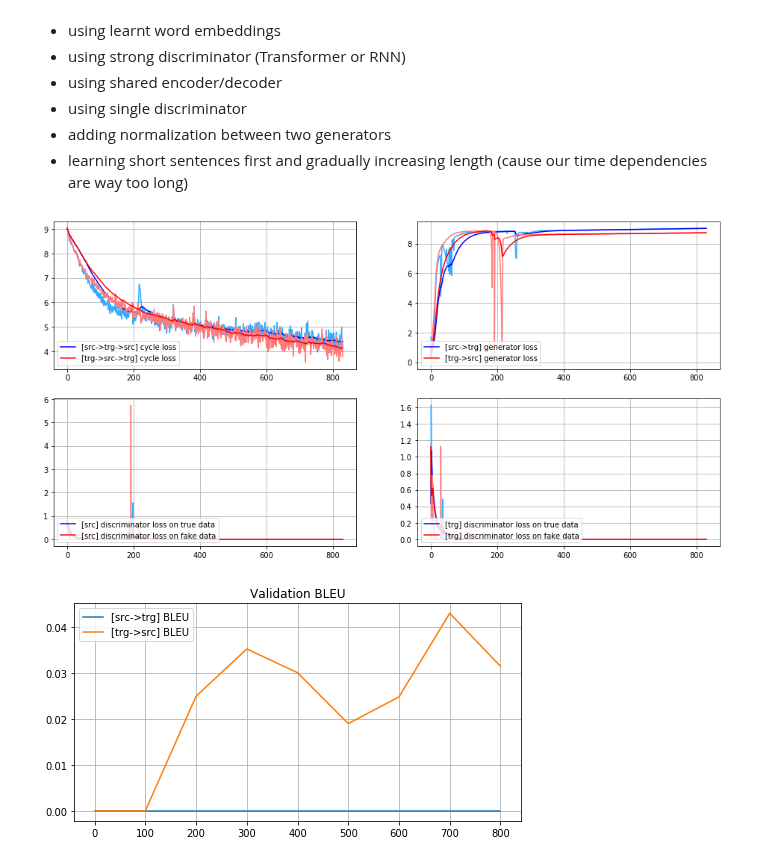
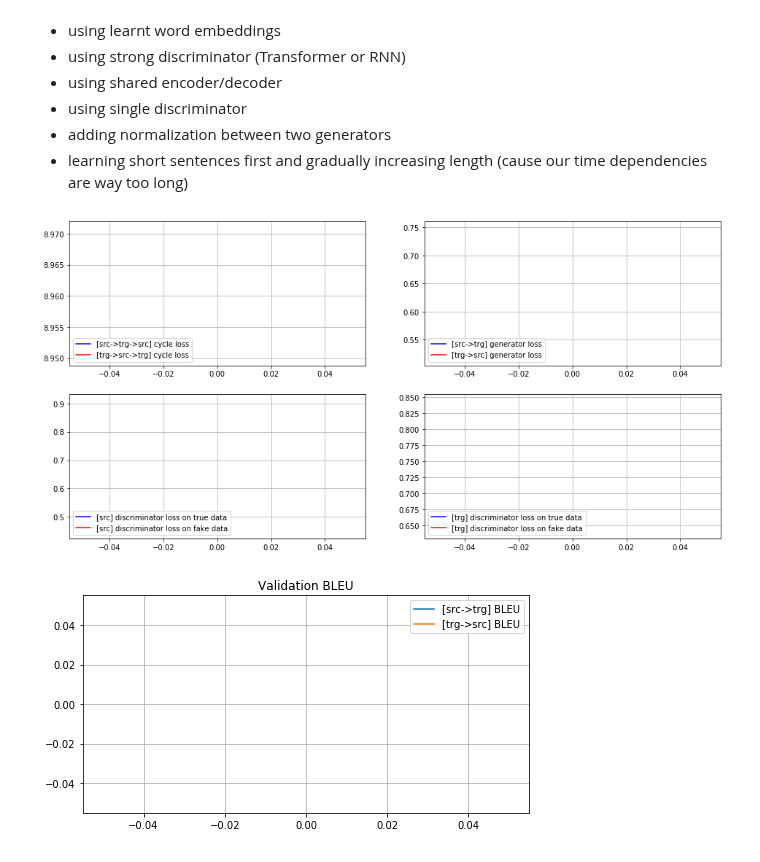
Before and after one commit to universome/text-style-transfer, a Jupyter notebook: notebooks/Transformer-CycleGAN.ipynb, the cells around one changed output. Saved outputs shown, nothing was run; the diff lists cells and outputs as text; code cells hidden in the pictures.

```diff
--- a/notebooks/Transformer-CycleGAN.ipynb
+++ b/notebooks/Transformer-CycleGAN.ipynb
@@ -57,16 +57,24 @@ from src.transformer.models import Transformer
 from src.utils.data_utils import load_embeddings, init_emb_matrix
 from src.models import TransformerClassifier
 
+# transformer_kwargs = {
+#     'n_layers': 4,
+#     'n_head': 4,
+#     'd_word_vec': 256,
+#     'd_model': 256,
+#     'd_inner_hid': 1024,
+#     'd_k': 64,
+#     'd_v': 64
+# }
 transformer_kwargs = {
-    'n_layers': 4,
-    'n_head': 4,
-    'd_word_vec': 256,
-    'd_model': 256,
-    'd_inner_hid': 1024,
-    'd_k': 64,
-    'd_v': 64
+    'n_layers': 2,
+    'n_head': 2,
+    'd_word_vec': 128,
+    'd_model': 128,
+    'd_inner_hid': 256,
+    'd_k': 32,
+    'd_v': 32
 }
-# transformer_kwargs = {'d_model': 512}
 
 # transformer_src_to_trg = Transformer(len(vocab_src), len(vocab_trg), max_len)
 transformer_src_to_trg = Transformer(len(vocab_src), len(vocab_trg), max_len, **transformer_kwargs)
@@ -99,40 +107,40 @@ from src.cycle_trainer import CycleTrainer
 
 use_cuda = torch.cuda.is_available()
 training_data = Batcher(train_src_idx, train_trg_idx, vocab_src.token2id,
-                        vocab_trg.token2id, batch_size=16, shuffle=False)
+                        vocab_trg.token2id, batch_size=2, shuffle=False)
 
-val_data = Batcher(val_src_idx[:64], val_trg_idx[:64], vocab_src.token2id,
-                   vocab_trg.token2id, batch_size=16, shuffle=False)
+val_data = Batcher(val_src_idx[:2], val_trg_idx[:2], vocab_src.token2id,
+                   vocab_trg.token2id, batch_size=2, shuffle=False)
 
 
 def reconstruction_criterion(vocab_size):
     ''' With PAD token zero weight '''
     weight = torch.ones(vocab_size)
     weight[constants.PAD] = 0
 
     return nn.CrossEntropyLoss(weight)
 
 
 adv_criterion = nn.BCEWithLogitsLoss()
 reconstruct_src_criterion = reconstruction_criterion(len(vocab_src))
 reconstruct_trg_criterion = reconstruction_criterion(len(vocab_trg))
 
 transformer_src_to_trg_optimizer = Adam(transformer_src_to_trg.get_trainable_parameters(), lr=1e-4)
 transformer_trg_to_src_optimizer = Adam(transformer_trg_to_src.get_trainable_parameters(), lr=1e-4)
 discriminator_src_optimizer = Adam(discriminator_src.get_trainable_parameters(), lr=1e-4)
 discriminator_trg_optimizer = Adam(discriminator_trg.get_trainable_parameters(), lr=1e-4)
 
 training_config = {
     'max_num_epochs': 10
 }
 
 trainer = CycleTrainer(transformer_src_to_trg, transformer_trg_to_src,
                  discriminator_src, discriminator_trg, vocab_src, vocab_trg,
                  transformer_src_to_trg_optimizer, transformer_trg_to_src_optimizer,
                  discriminator_src_optimizer, discriminator_trg_optimizer,
                  reconstruct_src_criterion, reconstruct_trg_criterion, adv_criterion, training_config)
 
 trainer.run_training(training_data, val_data, plot_every=10, val_bleu_every=100)
 # %% [output]
-[figure, old version]
+[figure, new version]
-[figure, old version]
+[figure, new version]
```
Also changed, not shown: 2 other files.
